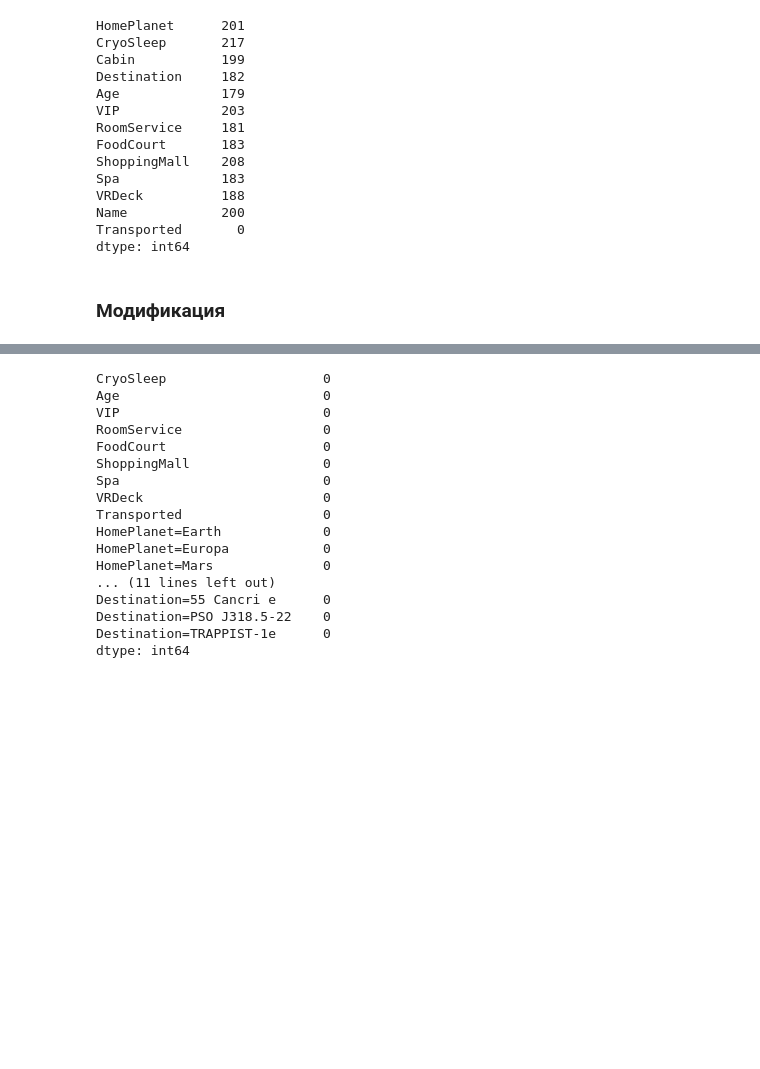
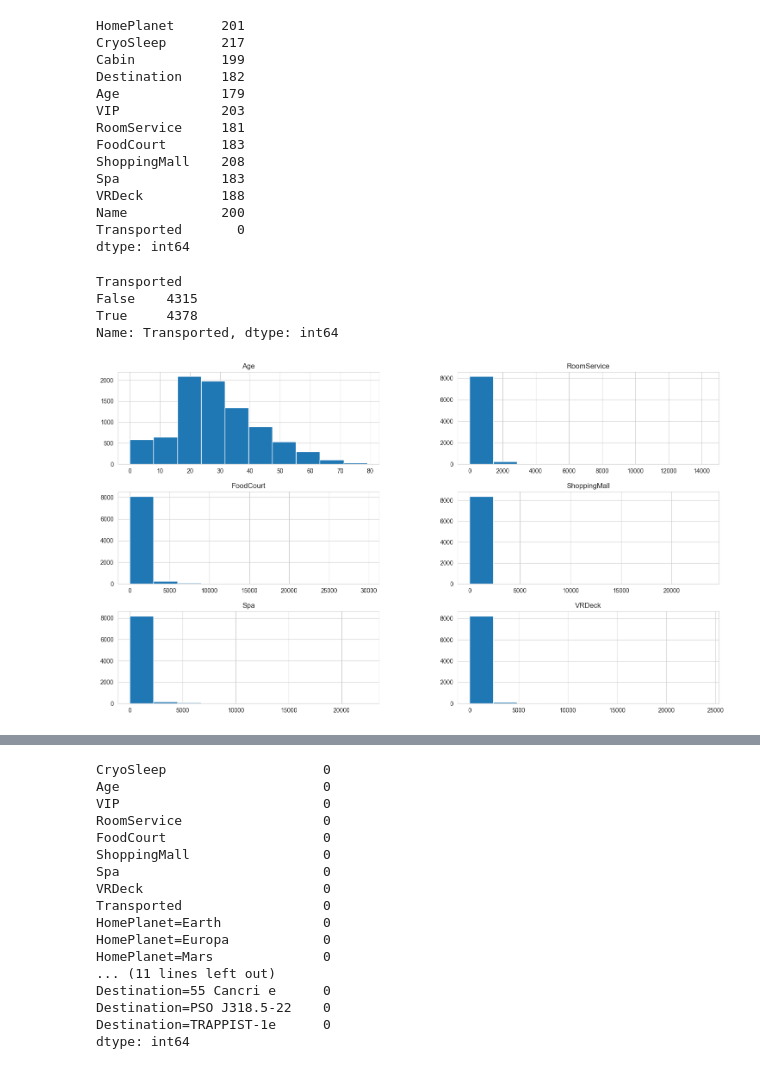
Before and after one commit to georgybarabanshchikov/otusmlbasic, a Jupyter notebook: course_work/spaceship_titianic.ipynb, the cells around one changed output, grey strips where cells are left out. Drawn from its saved outputs; the diff is of its cells as text; code cells hidden in the pictures; blank space fills up the shorter version.

```diff
--- a/course_work/spaceship_titianic.ipynb
+++ b/course_work/spaceship_titianic.ipynb
@@ -135,5 +146,14 @@ VRDeck          188
 Name            200
 Transported       0
 dtype: int64
-# %% [markdown]
-### Модификация
+# %%
+data.groupby(['Transported'])['Transported'].count()
+# %% [output]
+Transported
+False    4315
+True     4378
+Name: Transported, dtype: int64
+# %%
+data.hist(figsize=(18, 10));
+# %% [output]
+[figure, added]
```
Also changed, not shown: parts of 44 cells of this notebook.
